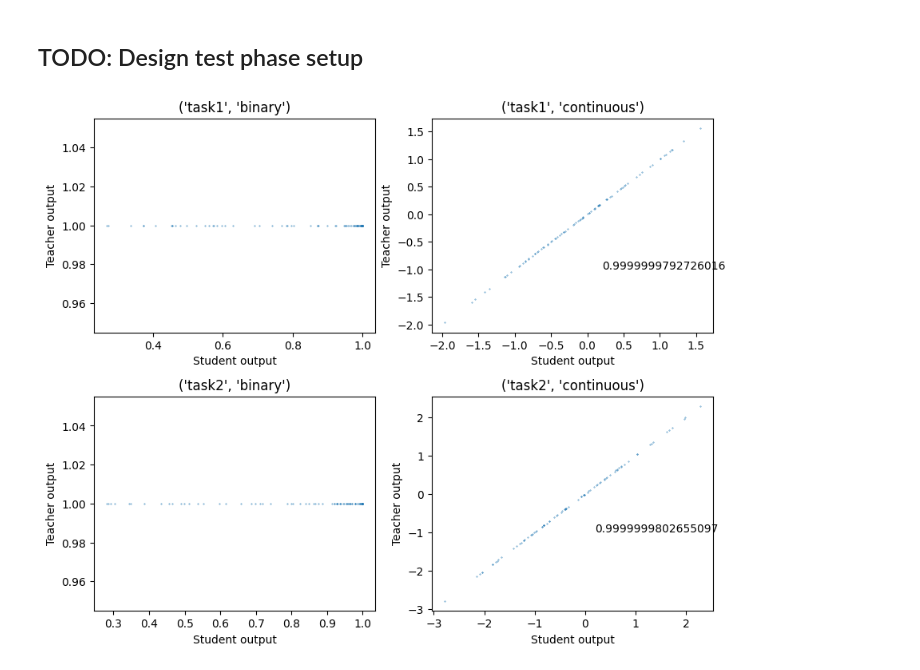
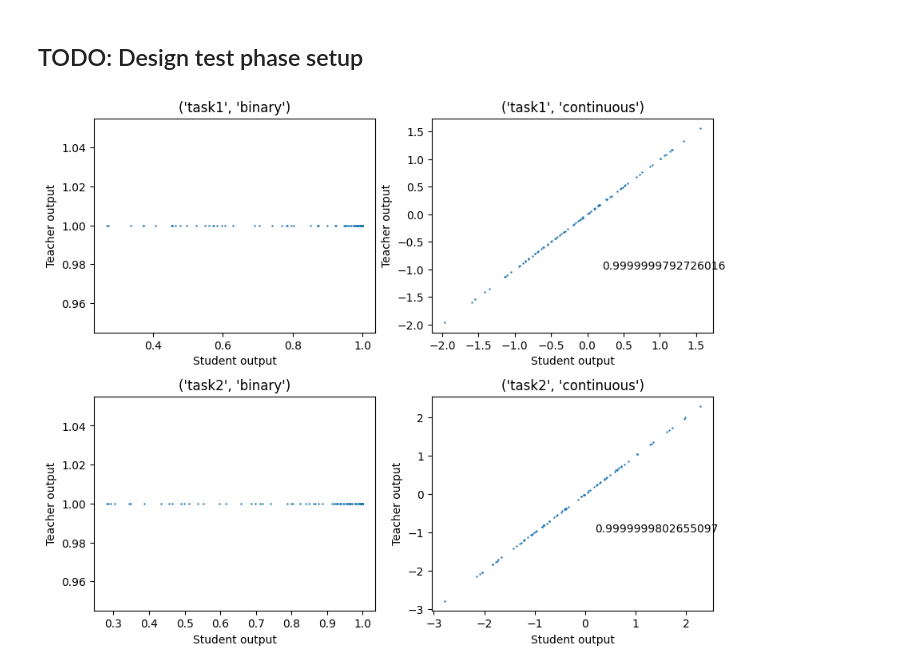
Before and after one commit to jinhl9/saad-solla-composition, a Jupyter notebook: composite_learning/prototype_demo.ipynb, the cells around one changed output. Saved outputs shown, nothing was run; the diff lists cells and outputs as text; code cells hidden in the pictures.

```diff
--- a/composite_learning/prototype_demo.ipynb
+++ b/composite_learning/prototype_demo.ipynb
@@ -117,18 +117,18 @@ def rejection_individual_task(x, teacher_outputs):
 
 x = iid_task.get_batch()['x']
 teacher_test_output, student_test_output=solver.inference(x, rejection_func = rejection_individual_task)
-# %%
-plt.figure(figsize=(10,8))
-value_type = {0: ('task1', 'binary'), 1: ('task1', 'continuous'), 2: ('task2', 'binary'), 3: ('task2', 'continuous')}
-plt.subplots_adjust(hspace=0.3)
-for i in range(4):
-    ax = plt.subplot(2,2,i+1)
-    ax.scatter(student_test_output[i], teacher_test_output[i], s=0.1)
-    if value_type[i][1]=='continuous':
-        r2=sklearn.metrics.r2_score(teacher_test_output[i], student_test_output[i])
-        ax.text(0.2,-1, r2)
-    ax.set_xlabel('Student output')
-    ax.set_ylabel('Teacher output')
-    ax.set_title(f'{value_type[i]}')
-# %% [output]
-[figure, removed]
+# %%
+plt.figure(figsize=(10,8))
+value_type = {0: ('task1', 'binary'), 1: ('task1', 'continuous'), 2: ('task2', 'binary'), 3: ('task2', 'continuous')}
+plt.subplots_adjust(hspace=0.3)
+for i in range(4):
+    ax = plt.subplot(2,2,i+1)
+    ax.scatter(student_test_output[i], teacher_test_output[i], s=0.5)
+    if value_type[i][1]=='continuous':
+        r2=sklearn.metrics.r2_score(teacher_test_output[i], student_test_output[i])
+        ax.text(0.2,-1, r2)
+    ax.set_xlabel('Student output')
+    ax.set_ylabel('Teacher output')
+    ax.set_title(f'{value_type[i]}')
+# %% [output]
+[figure, added]
```
Also changed, not shown: parts of 2 cells of this notebook.
